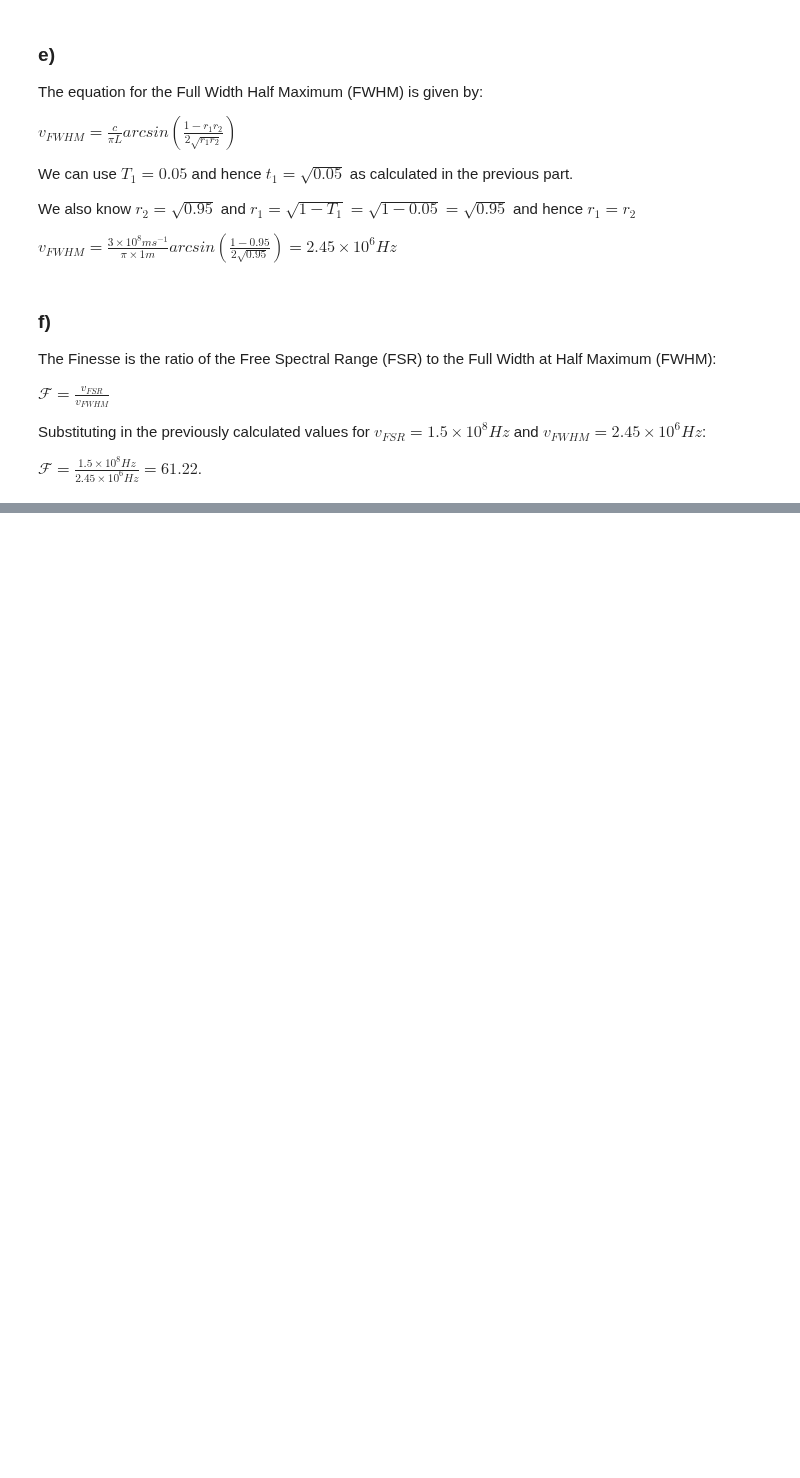
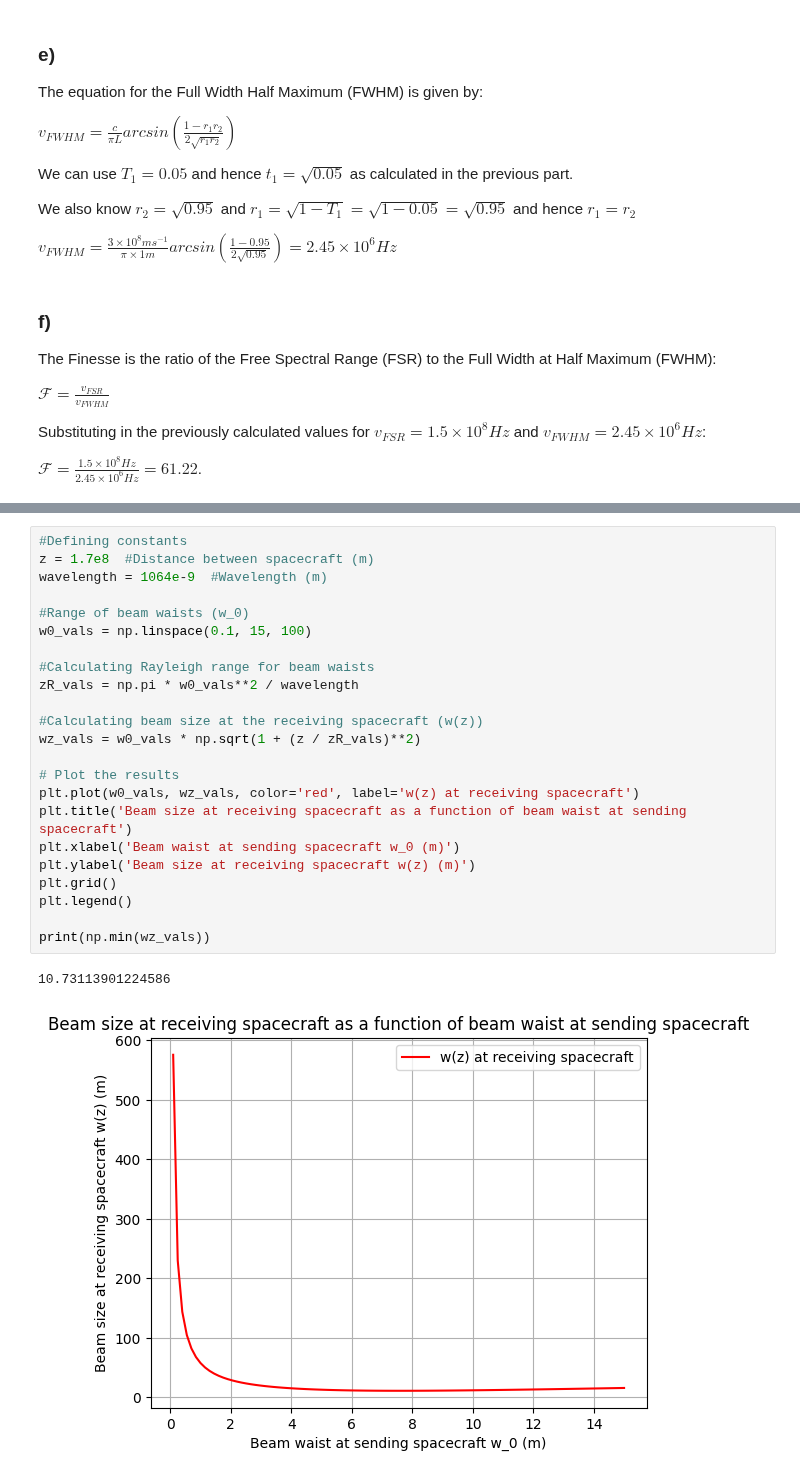
Before and after one commit to Clarke-Henshaw-Miles/extra, a Jupyter notebook: GW/GWCA4.ipynb, the cells around one changed output, grey strips where cells are left out. Saved outputs shown, nothing was run; the diff lists cells and outputs as text; blank space fills up the shorter version.

```diff
--- a/GW/GWCA4.ipynb
+++ b/GW/GWCA4.ipynb
@@ -150,0 +180,26 @@ What is the Raleigh range ($z_R$) of the laser beams?
+# %%
+#Defining constants
+z = 1.7e8  #Distance between spacecraft (m)
+wavelength = 1064e-9  #Wavelength (m)
+
+#Range of beam waists (w_0)
+w0_vals = np.linspace(0.1, 15, 100)
+
+#Calculating Rayleigh range for beam waists
+zR_vals = np.pi * w0_vals**2 / wavelength
+
+#Calculating beam size at the receiving spacecraft (w(z))
+wz_vals = w0_vals * np.sqrt(1 + (z / zR_vals)**2)
+
+# Plot the results
+plt.plot(w0_vals, wz_vals, color='red', label='w(z) at receiving spacecraft')
+plt.title('Beam size at receiving spacecraft as a function of beam waist at sending spacecraft')
+plt.xlabel('Beam waist at sending spacecraft w_0 (m)')
+plt.ylabel('Beam size at receiving spacecraft w(z) (m)')
+plt.grid()
+plt.legend()
+
+print(np.min(wz_vals))
+# %% [output]
+10.73113901224586
+[figure, added]
```
Also changed, not shown: parts of 8 cells of this notebook.
